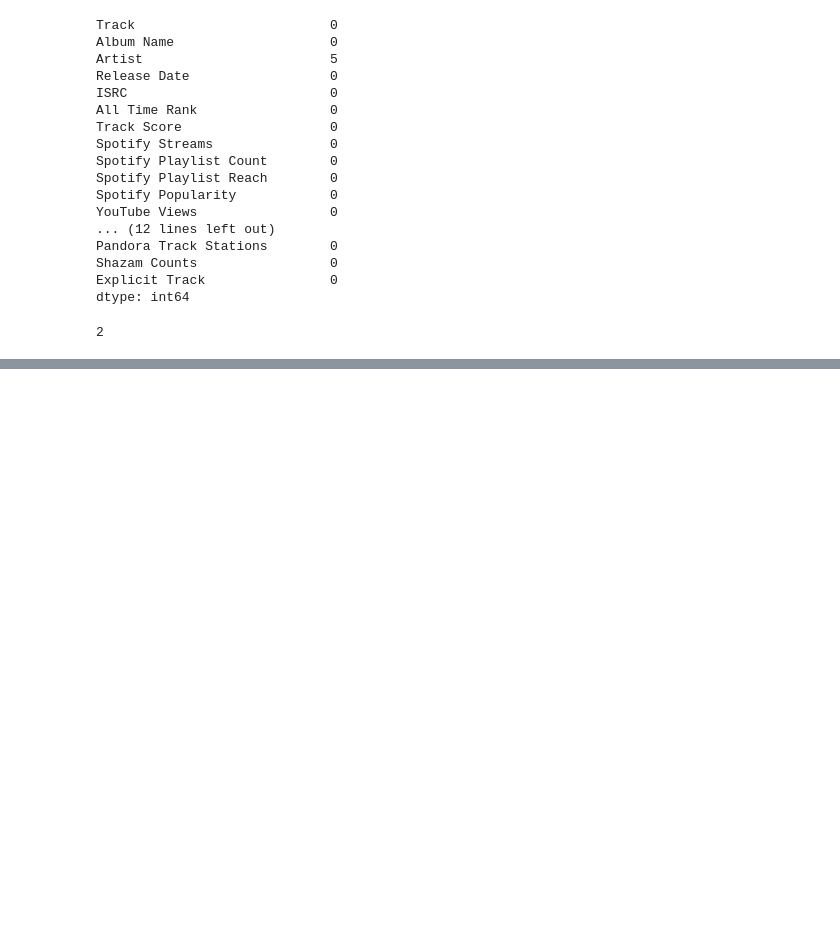
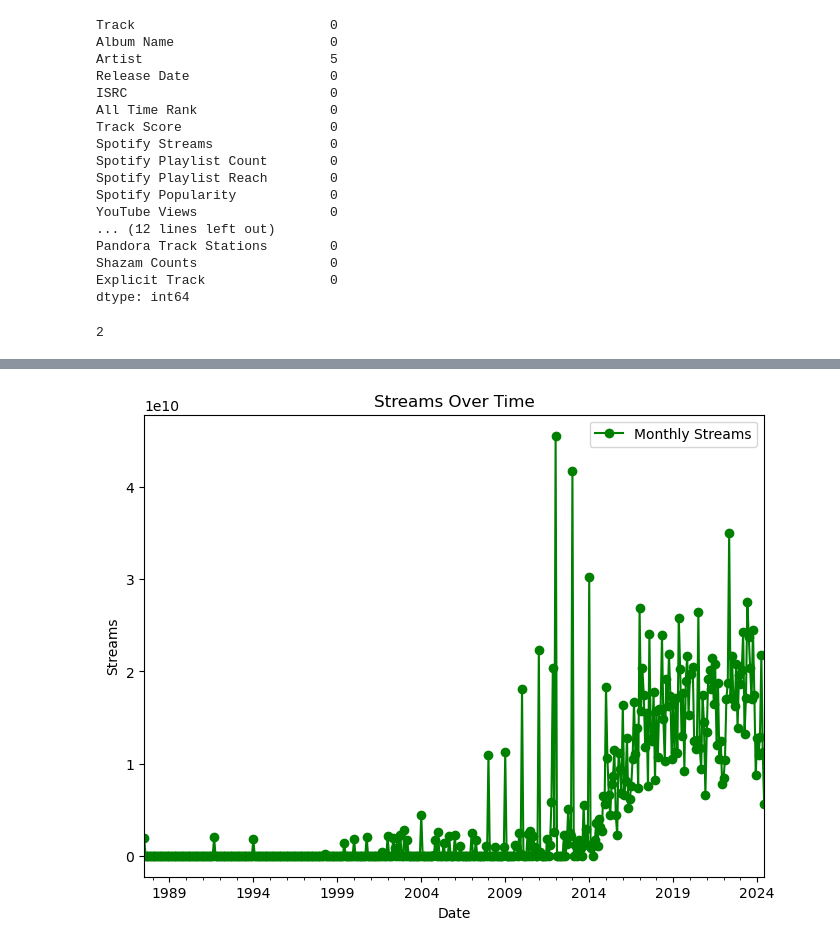
Before and after one commit to nlicari1/Songs_Streamed_2024, a Jupyter notebook: streamed_songs.ipynb, the cells around one changed output, grey strips where cells are left out. Cells and saved outputs as stored; diff of their text form; code cells hidden in the pictures; blank space fills up the shorter version.

```diff
--- a/streamed_songs.ipynb
+++ b/streamed_songs.ipynb
@@ -123,0 +191,14 @@ df["release_date"] = pd.to_datetime(df["release_date"])
+# %%
+# Seasonality Trends of Last 10 years
+#df['release_date'] = pd.to_datetime(df['release_date'])
+#df.set_index('release_date', inplace=True)
+
+plt.figure(figsize=(8,6))
+df['spotify_streams'].resample('ME').sum().plot(marker='o', color='green', label="Monthly Streams")
+plt.title('Streams Over Time')
+plt.xlabel('Date')
+plt.ylabel('Streams')
+plt.legend()
+plt.show()
+# %% [output]
+[figure, added]
```
Also changed, not shown: parts of 10 cells of this notebook.
